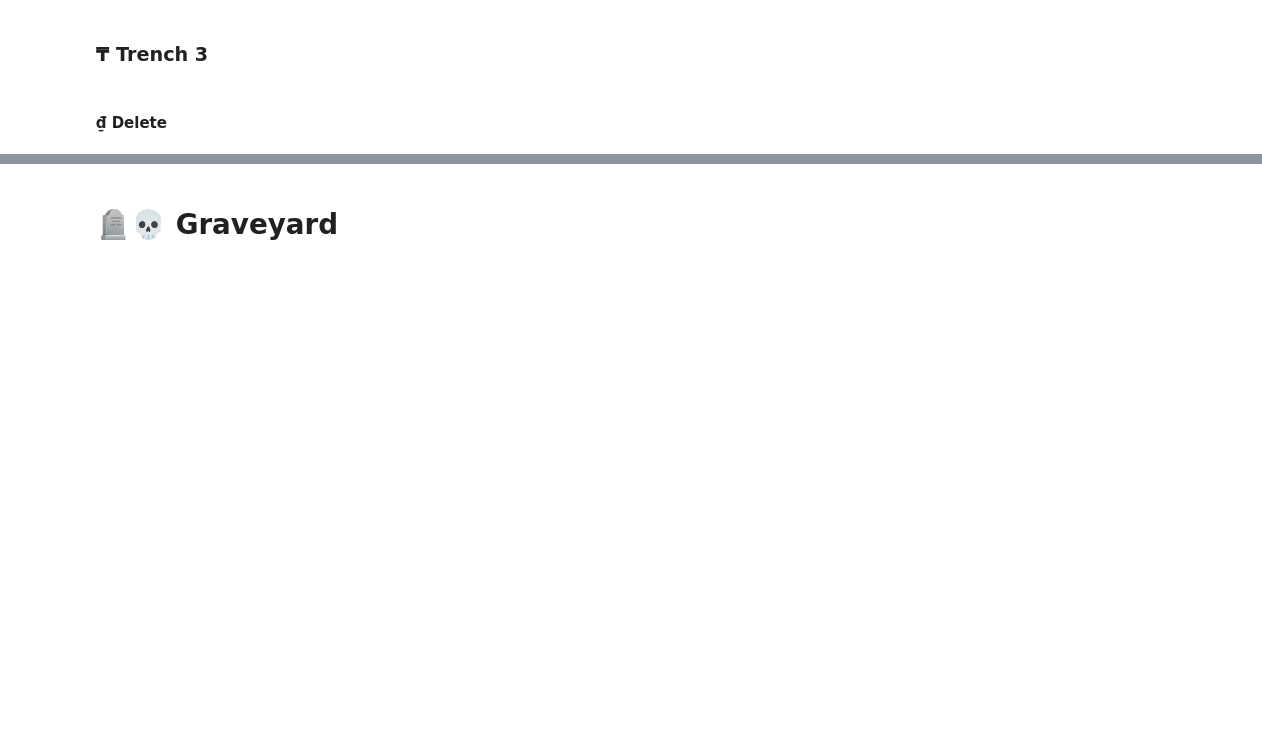
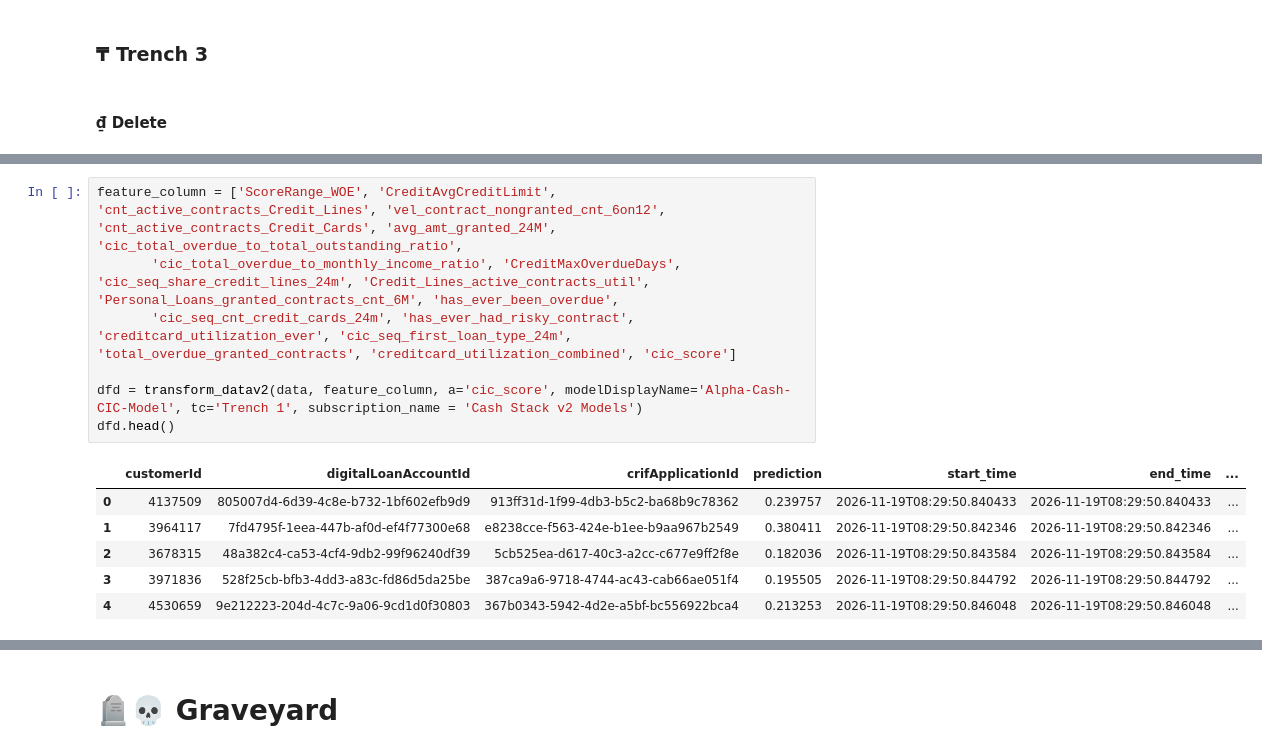
Before and after one commit to dchakroborti-tonik/Gini_Monitoring, a Jupyter notebook: Gini_Training_Data_Preparation/psi_training_20260915_v2.ipynb, the cells around one changed output, grey strips where cells are left out. Drawn from its saved outputs; the diff is of its cells as text; blank space fills up the shorter version.

```diff
--- a/Gini_Training_Data_Preparation/psi_training_20260915_v2.ipynb
+++ b/Gini_Training_Data_Preparation/psi_training_20260915_v2.ipynb
@@ -1902,0 +1885,14 @@ LoadJob<project=prj-prod-dataplatform, location=asia-southeast1, id=a1077554-022
+# %%
+feature_column = ['ScoreRange_WOE', 'CreditAvgCreditLimit',   'cnt_active_contracts_Credit_Lines', 'vel_contract_nongranted_cnt_6on12', 'cnt_active_contracts_Credit_Cards', 'avg_amt_granted_24M', 'cic_total_overdue_to_total_outstanding_ratio',
+       'cic_total_overdue_to_monthly_income_ratio', 'CreditMaxOverdueDays',  'cic_seq_share_credit_lines_24m', 'Credit_Lines_active_contracts_util', 'Personal_Loans_granted_contracts_cnt_6M', 'has_ever_been_overdue',
+       'cic_seq_cnt_credit_cards_24m', 'has_ever_had_risky_contract', 'creditcard_utilization_ever', 'cic_seq_first_loan_type_24m',  'total_overdue_granted_contracts', 'creditcard_utilization_combined', 'cic_score']
+
+dfd = transform_datav2(data, feature_column, a='cic_score', modelDisplayName='Alpha-Cash-CIC-Model', tc='Trench 1', subscription_name = 'Cash Stack v2 Models')
+dfd.head()
+# %% [output]
+|  | customerId | digitalLoanAccountId | crifApplicationId | prediction | start_time | end_time | ... |
+| 0 | 4137509 | 805007d4-6d39-4c8e-b732-1bf602efb9d9 | 913ff31d-1f99-4db3-b5c2-ba68b9c78362 | 0.239757 | 2026-11-19T08:29:50.840433 | 2026-11-19T08:29:50.840433 | ... |
+| 1 | 3964117 | 7fd4795f-1eea-447b-af0d-ef4f77300e68 | e8238cce-f563-424e-b1ee-b9aa967b2549 | 0.380411 | 2026-11-19T08:29:50.842346 | 2026-11-19T08:29:50.842346 | ... |
+| 2 | 3678315 | 48a382c4-ca53-4cf4-9db2-99f96240df39 | 5cb525ea-d617-40c3-a2cc-c677e9ff2f8e | 0.182036 | 2026-11-19T08:29:50.843584 | 2026-11-19T08:29:50.843584 | ... |
+| 3 | 3971836 | 528f25cb-bfb3-4dd3-a83c-fd86d5da25be | 387ca9a6-9718-4744-ac43-cab66ae051f4 | 0.195505 | 2026-11-19T08:29:50.844792 | 2026-11-19T08:29:50.844792 | ... |
+| 4 | 4530659 | 9e212223-204d-4c7c-9a06-9cd1d0f30803 | 367b0343-5942-4d2e-a5bf-bc556922bca4 | 0.213253 | 2026-11-19T08:29:50.846048 | 2026-11-19T08:29:50.846048 | ... |
```
Also changed, not shown: parts of 51 cells of this notebook, 48 other files.
